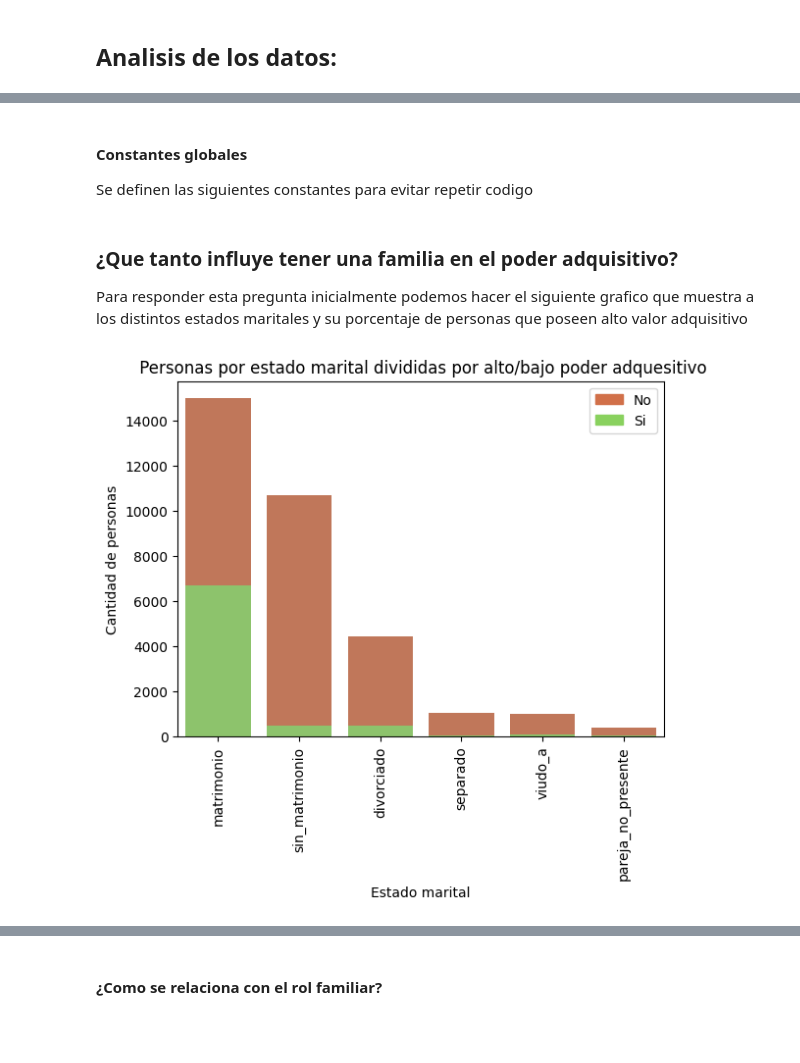
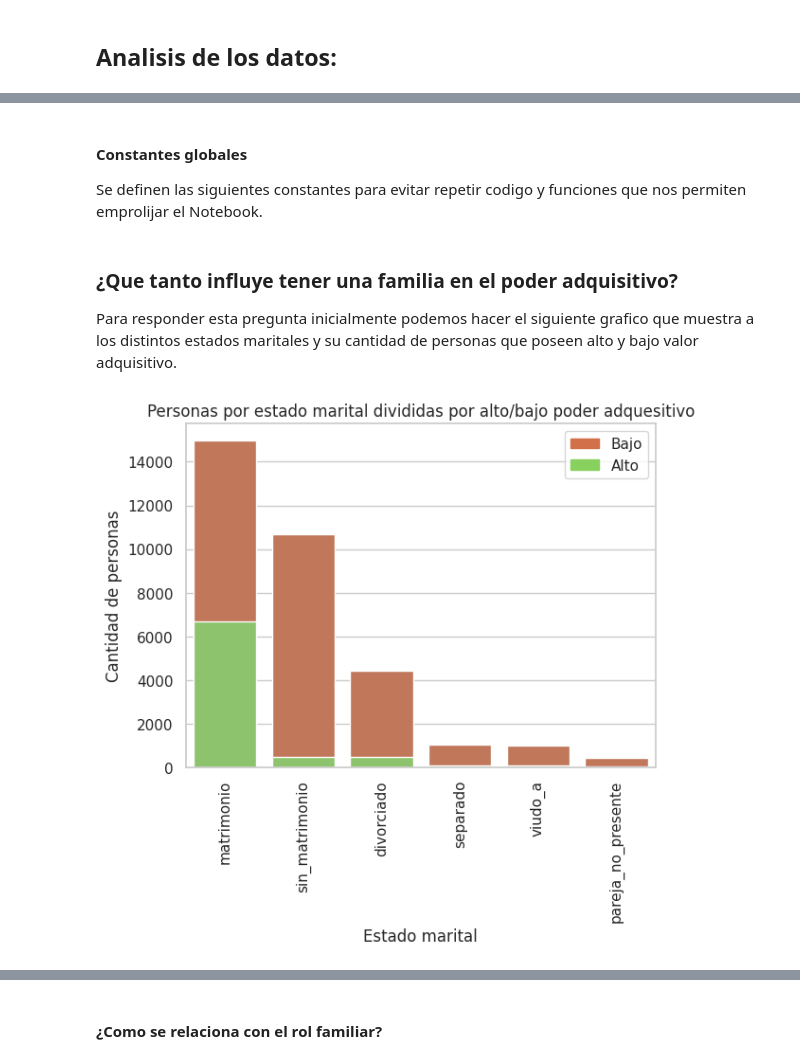
Before and after one commit to SantiValdezUlzurrun/TP-2021-1C-Organizacion-de-datos, a Jupyter notebook: INFORME.ipynb, the cells around one changed output, grey strips where cells are left out. Drawn from its saved outputs; the diff is of its cells as text; code cells hidden in the pictures; blank space fills up the shorter version.

```diff
--- a/INFORME.ipynb
+++ b/INFORME.ipynb
@@ -25,3 +23,6 @@ import matplotlib.patches as mpatches
+# %%
+sns.set_theme(style="whitegrid", palette='muted')
+heatmap_paleta = "Blues"
 # %% [markdown]
 ## Feature enginnering:
 # %%
@@ -237,4 +241,4 @@ Para el análisis empezamos haciendonos algunas preguntas, y en cada caso al sur
 # %% [markdown]
 #### Constantes globales
 
-Se definen las siguientes constantes para evitar repetir codigo
+Se definen las siguientes constantes para evitar repetir codigo y funciones que nos permiten emprolijar el Notebook.
@@ -244,32 +245,40 @@ df_bajo_valor_ad = df[df.tiene_alto_valor_adquisitivo == 0]
+# %%
+df_alto_valor_ad = df[df.tiene_alto_valor_adquisitivo == 1]
+df_bajo_valor_ad = df[df.tiene_alto_valor_adquisitivo == 0]
+
+def stacked_barplot(df, categoria, axes=None, orden=True):
+    total = df.groupby(categoria)['tiene_alto_valor_adquisitivo'].sum().reset_index()
+    alto_valor = df[df.tiene_alto_valor_adquisitivo == 1].groupby(categoria)['tiene_alto_valor_adquisitivo'].sum().reset_index()
+
+    alto_valor['tiene_alto_valor_adquisitivo'] = df[df.tiene_alto_valor_adquisitivo == 1].groupby(categoria)['tiene_alto_valor_adquisitivo'].sum().reset_index()['tiene_alto_valor_adquisitivo'].tolist()
+    total['tiene_alto_valor_adquisitivo'] = df.groupby(categoria)[categoria].apply(lambda x: len(x)).tolist()
+
+    if orden:
+        orden = total.sort_values('tiene_alto_valor_adquisitivo', ascending = False)[categoria]
+    else:
+        orden = None
+
+    bar1 = sns.barplot(y="tiene_alto_valor_adquisitivo",  x=categoria, data=total, color='#D17049', order = orden, ax=axes)
+    bar2 = sns.barplot(y="tiene_alto_valor_adquisitivo", x=categoria, data=alto_valor, color='#89D15E', order = orden, ax=axes)
+    top_bar = mpatches.Patch(color='#D17049', label='Bajo')
+    bottom_bar = mpatches.Patch(color='#89D15E', label='Alto')
+    return (top_bar, bottom_bar, bar1, bar2)
 # %% [markdown]
 ### ¿Que tanto influye tener una familia en el poder adquisitivo?
 
-Para responder esta pregunta inicialmente podemos hacer el siguiente grafico que muestra a los distintos estados maritales y su porcentaje de personas que poseen alto valor adquisitivo
+Para responder esta pregunta inicialmente podemos hacer el siguiente grafico que muestra a los distintos estados maritales y su cantidad de personas que poseen alto y bajo valor adquisitivo.
 # %%
 plt.figure(figsize=(6.4, 4.8),  dpi=100)
 
-def stacked_barplot(df, categoria, ax=None):
-    total = df.groupby(categoria)['tiene_alto_valor_adquisitivo'].sum().reset_index()
-    alto_valor = df[df.tiene_alto_valor_adquisitivo == 1].groupby(categoria)['tiene_alto_valor_adquisitivo'].sum().reset_index()
-
-    alto_valor['tiene_alto_valor_adquisitivo'] = df[df.tiene_alto_valor_adquisitivo == 1].groupby(categoria)['tiene_alto_valor_adquisitivo'].sum().reset_index()['tiene_alto_valor_adquisitivo'].tolist()
-    total['tiene_alto_valor_adquisitivo'] = df.groupby(categoria)['anios_estudiados'].apply(lambda x: len(x)).tolist()
-
-    bar1 = sns.barplot(y="tiene_alto_valor_adquisitivo",  x="estado_marital", data=total, color='#D17049', order = total.sort_values('tiene_alto_valor_adquisitivo', ascending = False)['estado_marital'])
-    bar2 = sns.barplot(y="tiene_alto_valor_adquisitivo", x="estado_marital", data=alto_valor, color='#89D15E', order = total.sort_values('tiene_alto_valor_adquisitivo', ascending = False)['estado_marital'], ax=No)
-    top_bar = mpatches.Patch(color='#D17049', label='No')
-    bottom_bar = mpatches.Patch(color='#89D15E', label='Si')
-    return (top_bar, bottom_bar)
-
-(top_bar, bottom_bar) = stacked_barplot(df, 'estado_marital')
+(top_bar, bottom_bar, _, _) = stacked_barplot(df, 'estado_marital')
 
 plt.legend(handles=[top_bar, bottom_bar])
-plt.title(" Personas por estado marital divididas por alto/bajo poder adquesitivo")
+plt.title("Personas por estado marital divididas por alto/bajo poder adquesitivo")
 plt.ylabel("Cantidad de personas")
 plt.xlabel("Estado marital")
 plt.xticks(rotation = 90)
 
 plt.show()
 # %% [output]
-[figure, old version]
+[figure, new version]
 # %% [markdown]
```
Also changed, not shown: parts of 45 cells of this notebook.
